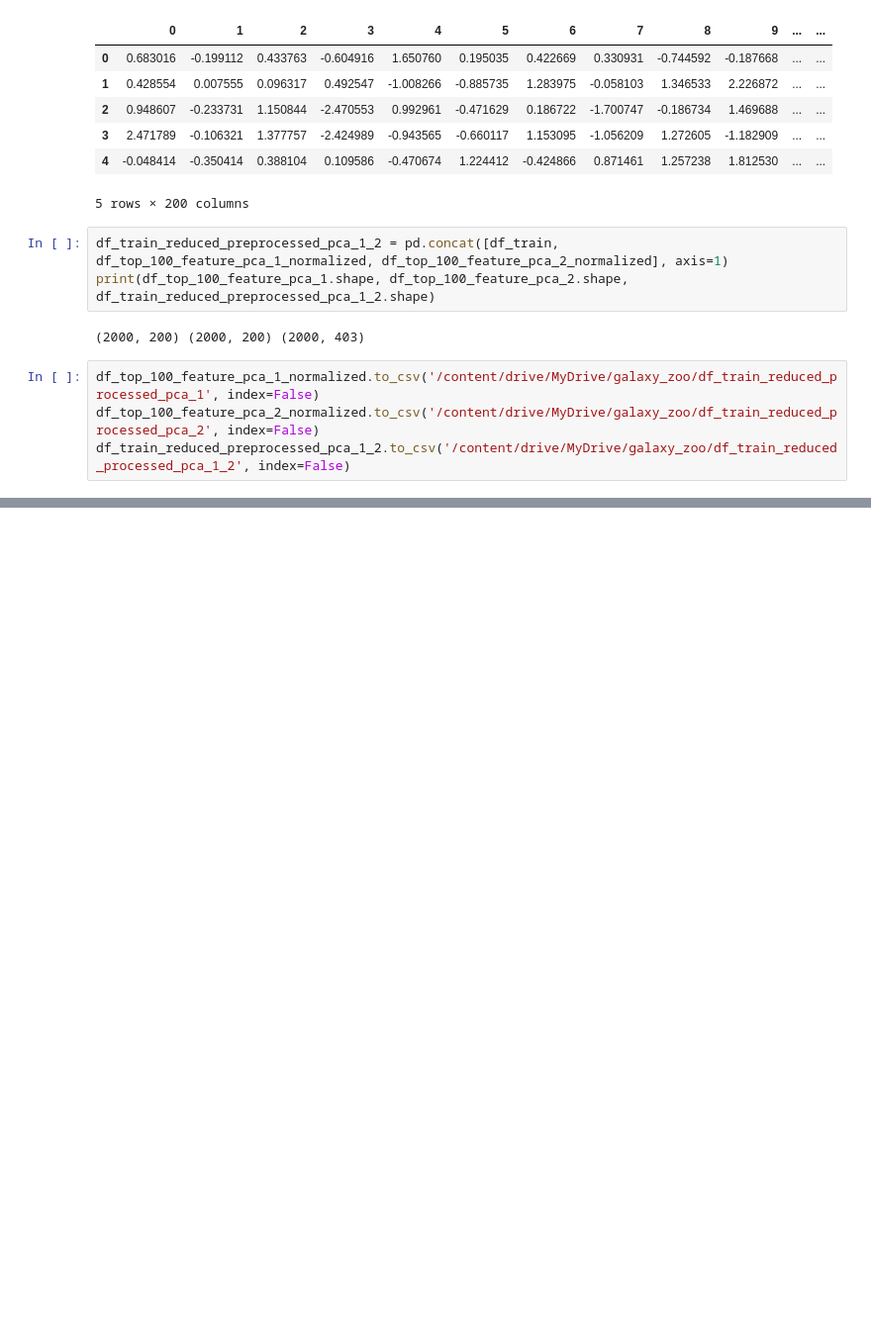
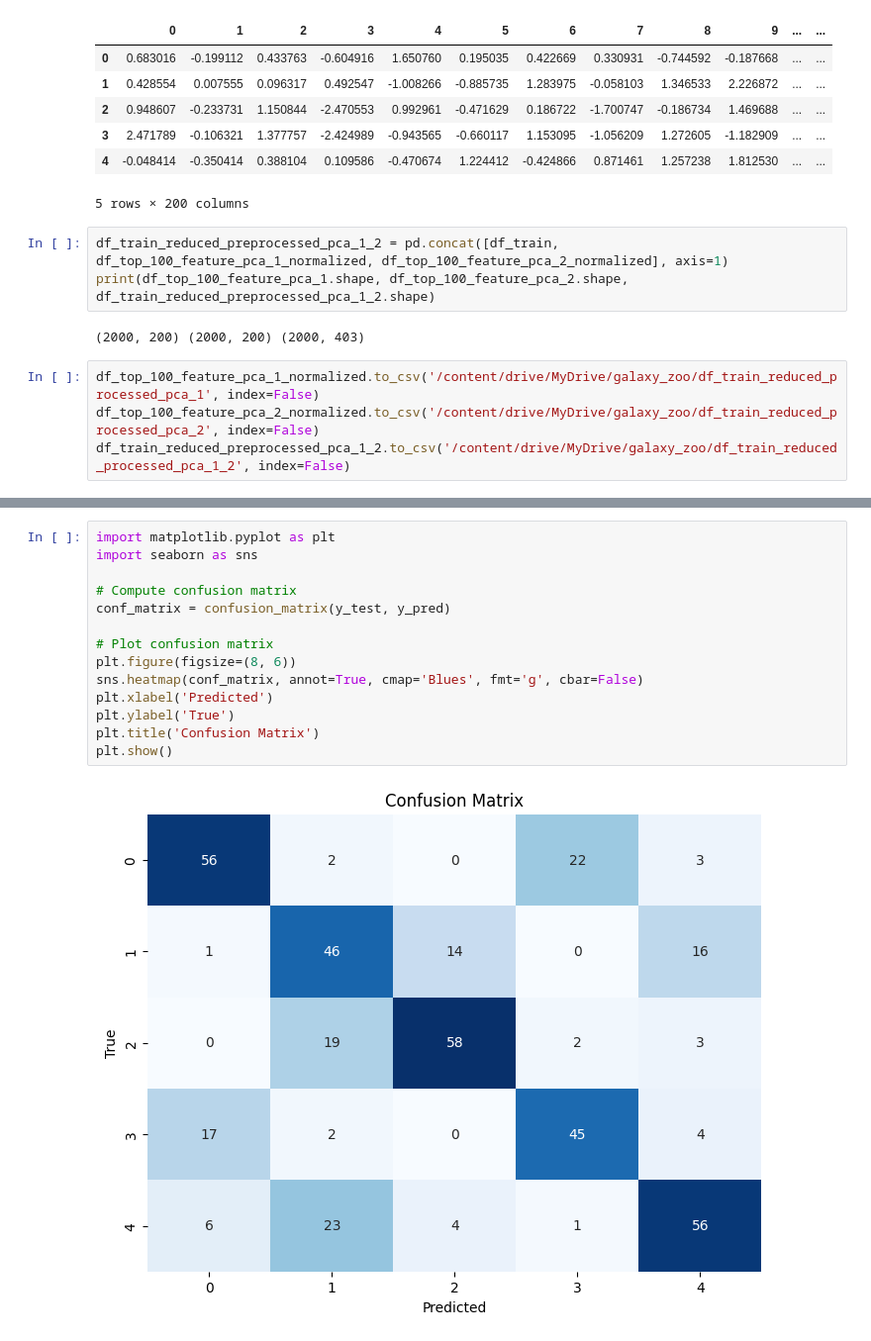
Before and after one commit to immanuelazn/w281_final_galaxy_zoo, a Jupyter notebook: classifier.ipynb, the cells around one changed output, grey strips where cells are left out. Shown: that part at 99% size. Cells and saved outputs as stored; diff of their text form; blank space fills up the shorter version.

```diff
--- a/classifier.ipynb
+++ b/classifier.ipynb
@@ -302,0 +381,16 @@ Classifier
+# %%
+import matplotlib.pyplot as plt
+import seaborn as sns
+
+# Compute confusion matrix
+conf_matrix = confusion_matrix(y_test, y_pred)
+
+# Plot confusion matrix
+plt.figure(figsize=(8, 6))
+sns.heatmap(conf_matrix, annot=True, cmap='Blues', fmt='g', cbar=False)
+plt.xlabel('Predicted')
+plt.ylabel('True')
+plt.title('Confusion Matrix')
+plt.show()
+# %% [output]
+[figure, added]
```
Also changed, not shown: parts of 6 cells of this notebook.
